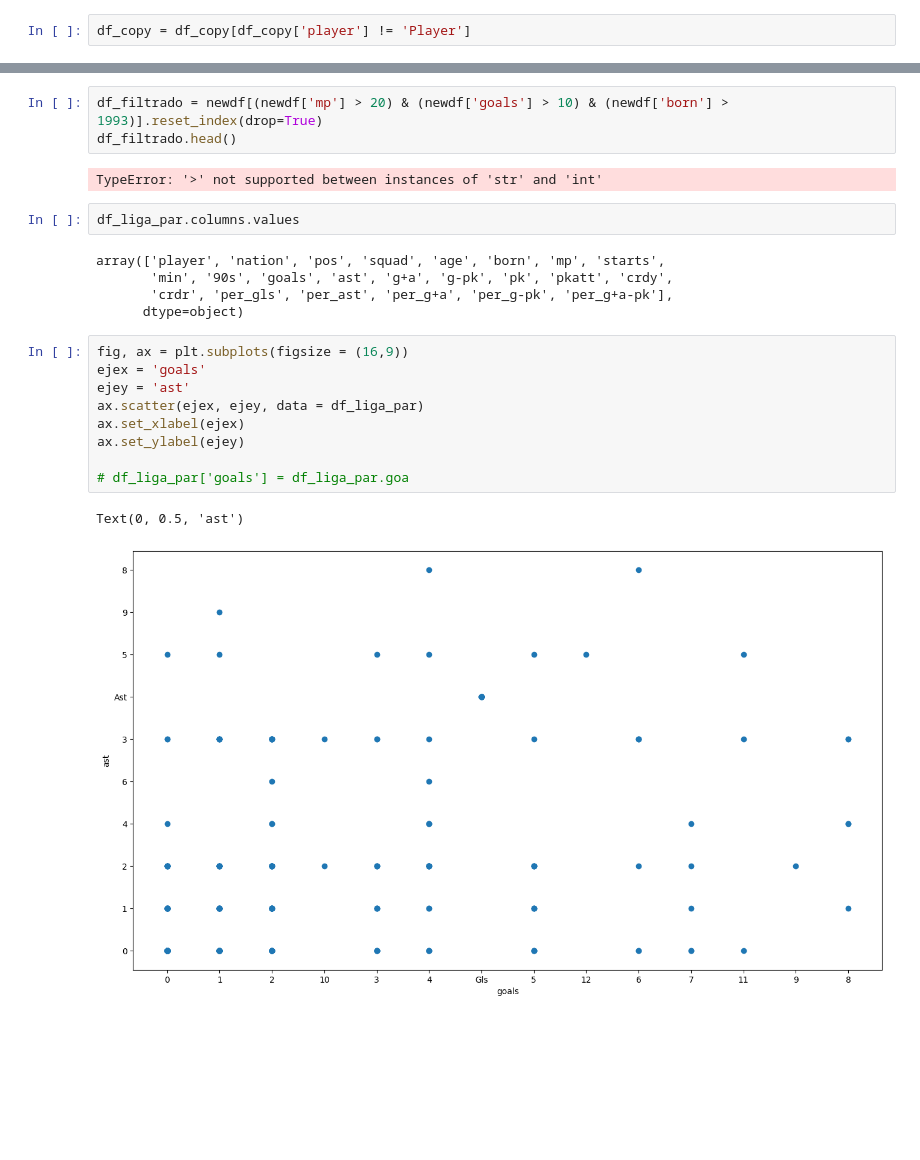
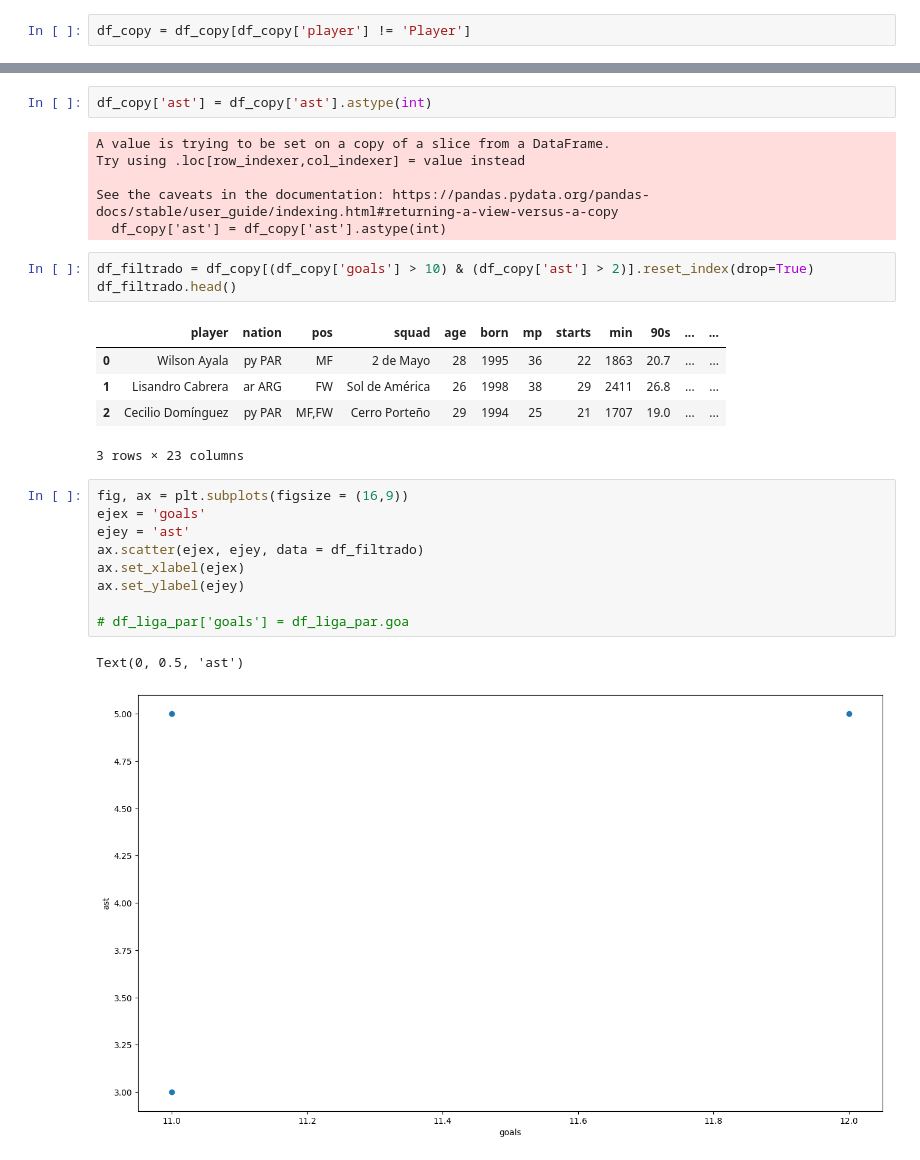
Before and after one commit to axelbol/football-analysis, a Jupyter notebook: twitter_content.ipynb, the cells around one changed output, grey strips where cells are left out. Cells and saved outputs as stored; diff of their text form; blank space fills up the shorter version.

Commit message:
scatter plot for goals & ast

```diff
--- a/twitter_content.ipynb
+++ b/twitter_content.ipynb
@@ -243,24 +218,29 @@ ValueError: invalid literal for int() with base 10: 'Gls'
+# %%
+df_copy['ast'] = df_copy['ast'].astype(int)
+# %% [output]
+A value is trying to be set on a copy of a slice from a DataFrame.
+Try using .loc[row_indexer,col_indexer] = value instead
+
+See the caveats in the documentation: https://pandas.pydata.org/pandas-docs/stable/user_guide/indexing.html#returning-a-view-versus-a-copy
+  df_copy['ast'] = df_copy['ast'].astype(int)
 # %%
-df_filtrado = newdf[(newdf['mp'] > 20) & (newdf['goals'] > 10) & (newdf['born'] > 1993)].reset_index(drop=True)
+df_filtrado = df_copy[(df_copy['goals'] > 10) & (df_copy['ast'] > 2)].reset_index(drop=True)
 df_filtrado.head()
 # %% [output]
+|  | player | nation | pos | squad | age | born | mp | starts | min | 90s | ... | ... |
+| 0 | Wilson Ayala | py PAR | MF | 2 de Mayo | 28 | 1995 | 36 | 22 | 1863 | 20.7 | ... | ... |
+| 1 | Lisandro Cabrera | ar ARG | FW | Sol de América | 26 | 1998 | 38 | 29 | 2411 | 26.8 | ... | ... |
+| 2 | Cecilio Domínguez | py PAR | MF,FW | Cerro Porteño | 29 | 1994 | 25 | 21 | 1707 | 19.0 | ... | ... |
-TypeError: '>' not supported between instances of 'str' and 'int'
+3 rows × 23 columns
-# %%
-df_liga_par.columns.values
-# %% [output]
-array(['player', 'nation', 'pos', 'squad', 'age', 'born', 'mp', 'starts',
-       'min', '90s', 'goals', 'ast', 'g+a', 'g-pk', 'pk', 'pkatt', 'crdy',
-       'crdr', 'per_gls', 'per_ast', 'per_g+a', 'per_g-pk', 'per_g+a-pk'],
-      dtype=object)
 # %%
 fig, ax = plt.subplots(figsize = (16,9))
 ejex = 'goals'
 ejey = 'ast'
-ax.scatter(ejex, ejey, data = df_liga_par)
+ax.scatter(ejex, ejey, data = df_filtrado)
 ax.set_xlabel(ejex)
 ax.set_ylabel(ejey)
 
 # df_liga_par['goals'] = df_liga_par.goa
 # %% [output]
 Text(0, 0.5, 'ast')
-[figure, old version]
+[figure, new version]
```
Also changed, not shown: parts of 7 cells of this notebook.
